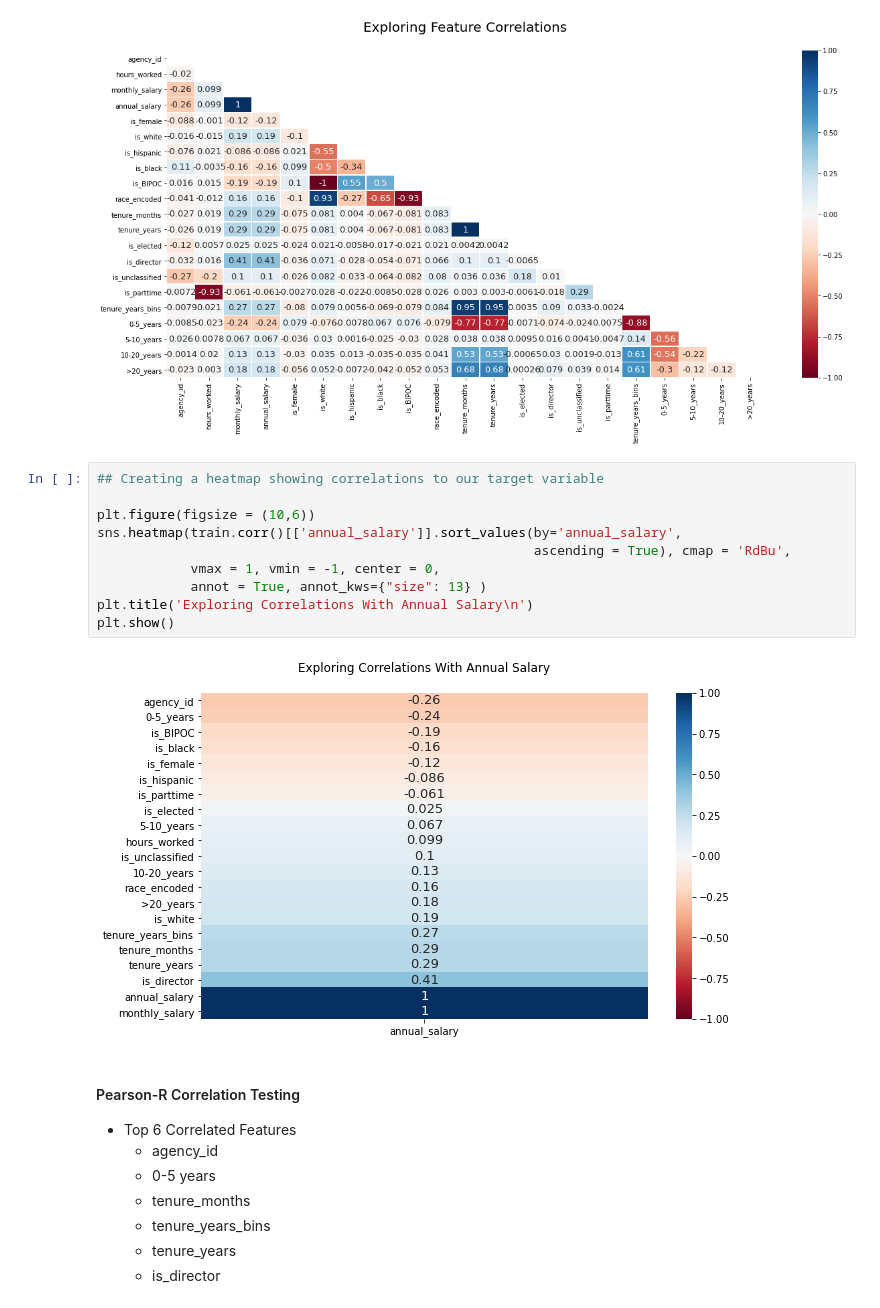
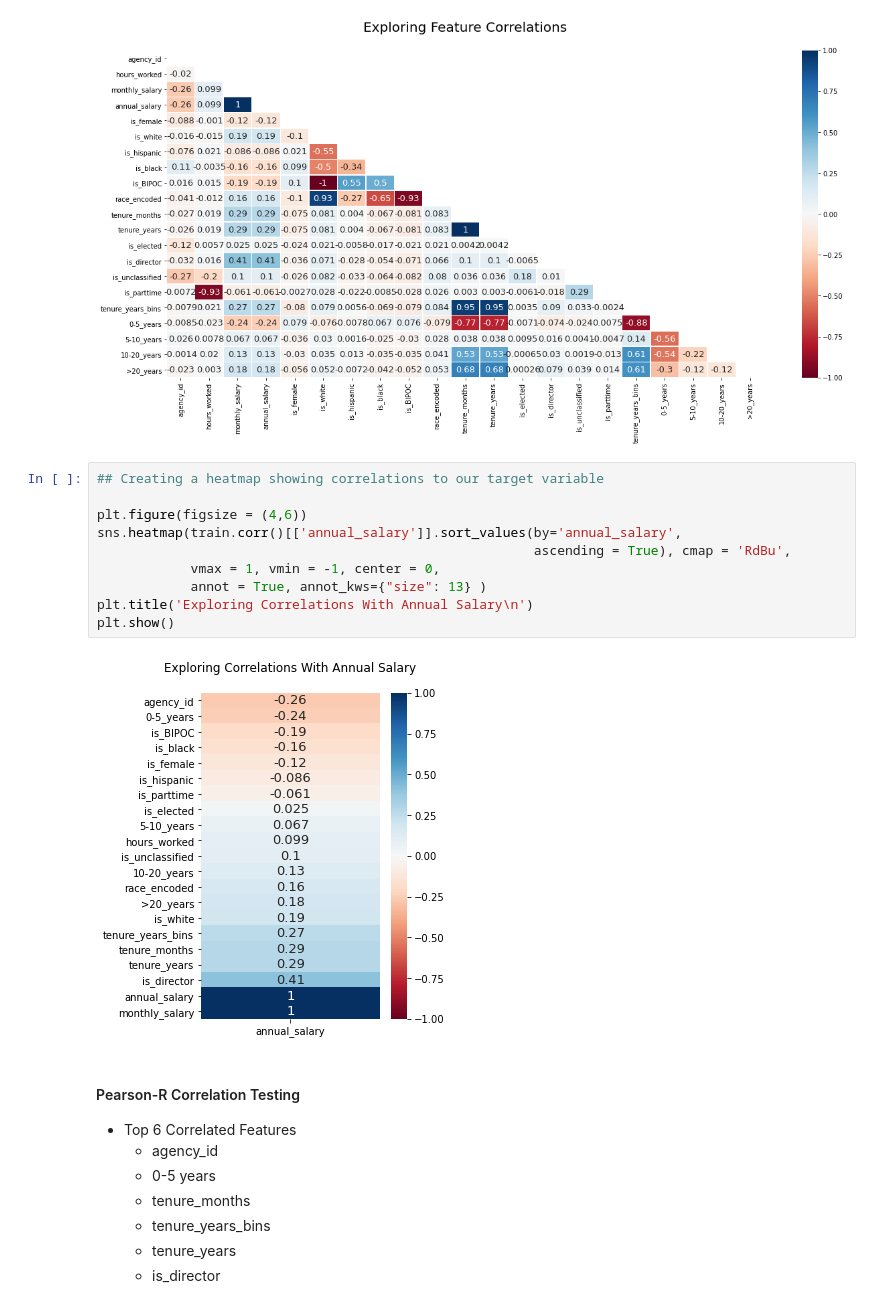
Before and after one commit to Texas-Government-Employee-Salaries/Predicting-Salaries, a Jupyter notebook: mccrosky_rough_with_scripts.ipynb, the cells around one changed output. Cells and saved outputs as stored; diff of their text form.

```diff
--- a/mccrosky_rough_with_scripts.ipynb
+++ b/mccrosky_rough_with_scripts.ipynb
@@ -182,15 +190,15 @@ plt.show()
 # %%
 ## Creating a heatmap showing correlations to our target variable
 
-plt.figure(figsize = (10,6))
+plt.figure(figsize = (4,6))
 sns.heatmap(train.corr()[['annual_salary']].sort_values(by='annual_salary',
                                                         ascending = True), cmap = 'RdBu',
             vmax = 1, vmin = -1, center = 0,
             annot = True, annot_kws={"size": 13} )
 plt.title('Exploring Correlations With Annual Salary\n')
 plt.show()
 # %% [output]
-[figure, old version]
+[figure, new version]
 # %% [markdown]
 #### Pearson-R Correlation Testing
 - Top 6 Correlated Features
```
Also changed, not shown: parts of 3 cells of this notebook.
